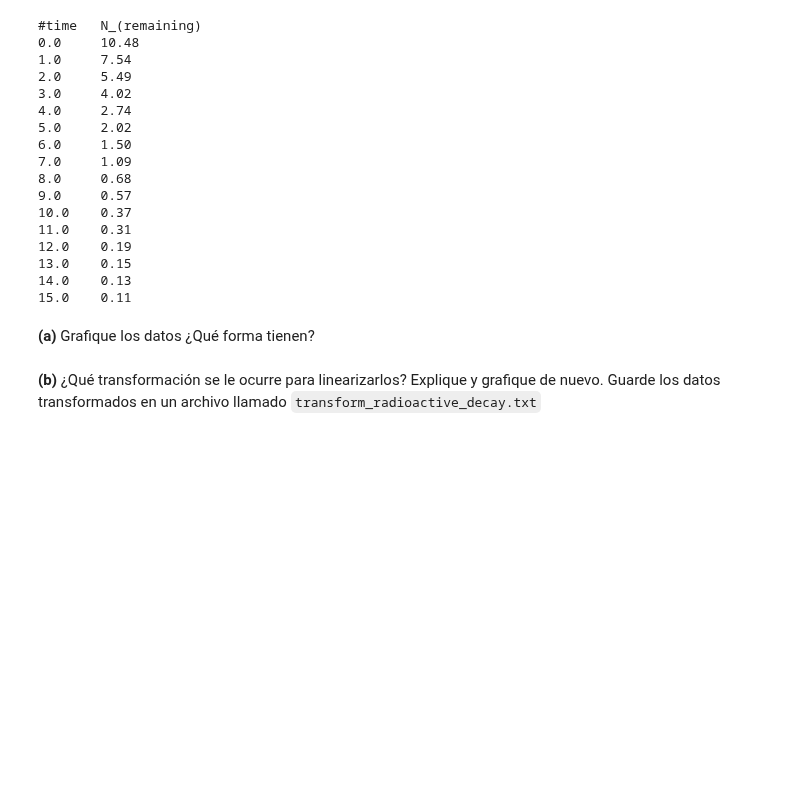
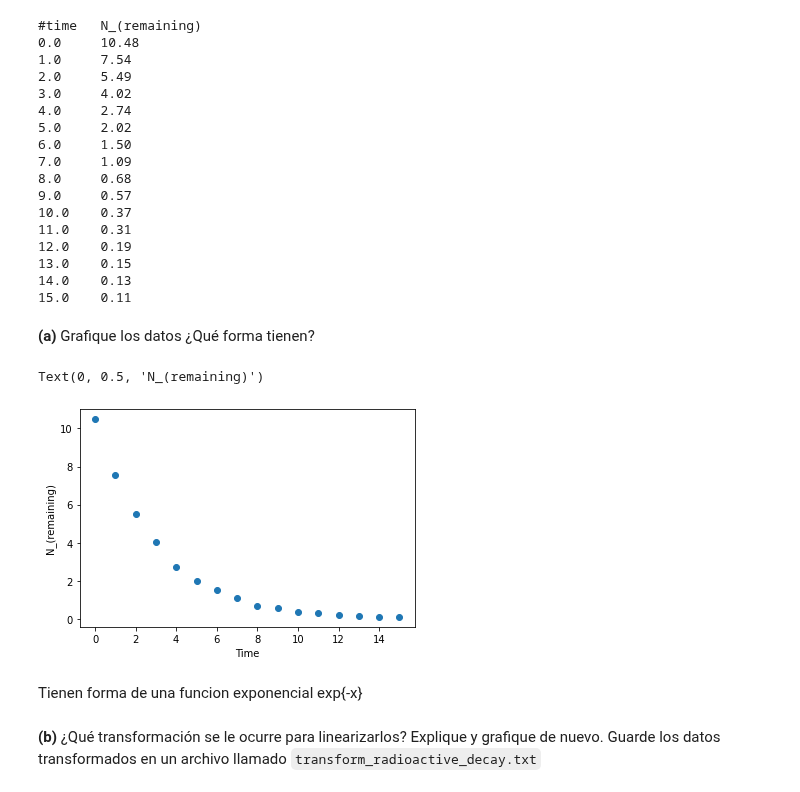
Before and after one commit to Skalas/Matematicas-Computacionales-fall2021, a Jupyter notebook: alumnos/iancarbajal/tarea.ipynb, the cells around one changed output. Cells and saved outputs as stored; diff of their text form; code cells hidden in the pictures; blank space fills up the shorter version.

```diff
--- a/alumnos/iancarbajal/tarea.ipynb
+++ b/alumnos/iancarbajal/tarea.ipynb
@@ -269,5 +340,17 @@ Use el archivo `radioactive_decay.dat`
 15.0    0.11
 # %% [markdown]
 **(a)** Grafique los datos ¿Qué forma tienen?
+# %%
+datos = np.loadtxt('data/radioactive_decay.txt', dtype="float", delimiter="\t", skiprows=1)
+T = datos[:,0]
+N = datos[:,1]
+plt.scatter(T,N)
+plt.xlabel('Time')
+plt.ylabel('N_(remaining)')
+# %% [output]
+Text(0, 0.5, 'N_(remaining)')
+[figure, added]
+# %% [markdown]
+Tienen forma de una funcion exponencial exp{-x}
 # %% [markdown]
 **(b)** ¿Qué transformación se le ocurre para linearizarlos? Explique y grafique de nuevo. Guarde los datos transformados en un archivo llamado `transform_radioactive_decay.txt`
```
Also changed, not shown: parts of 21 cells of this notebook.
